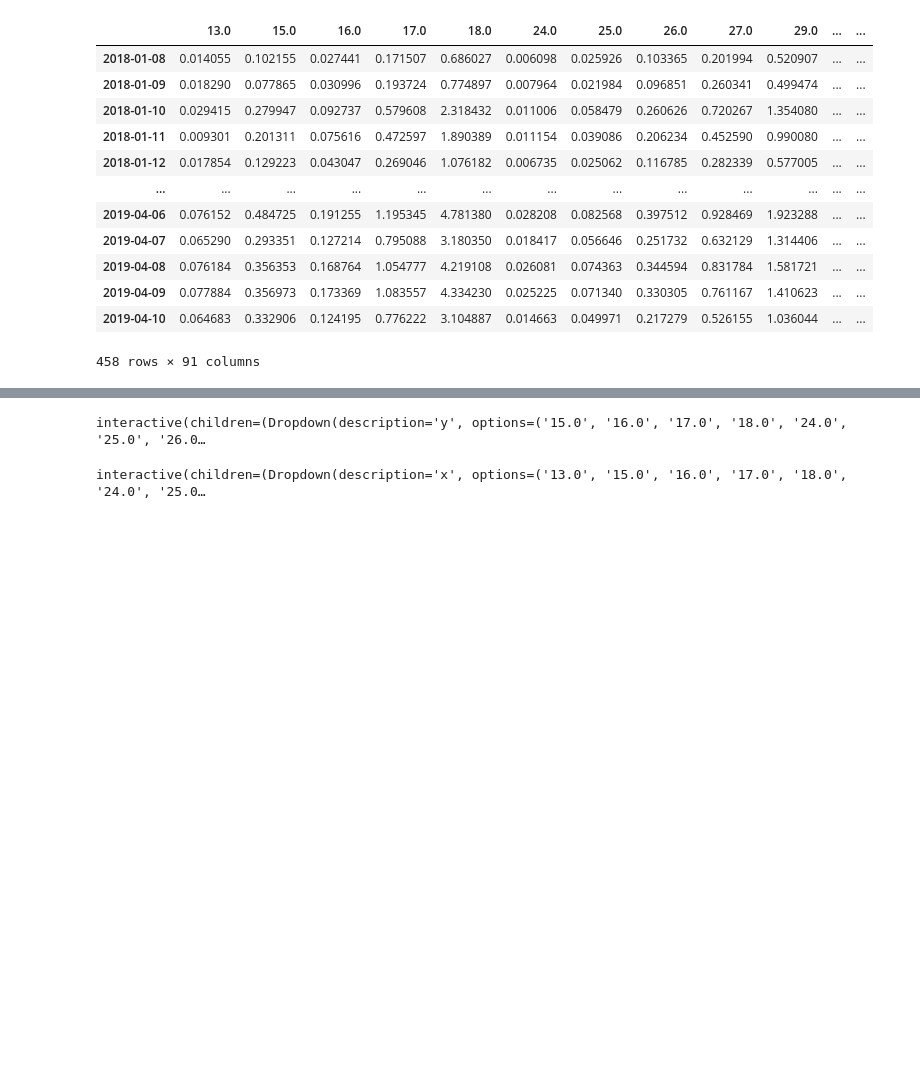
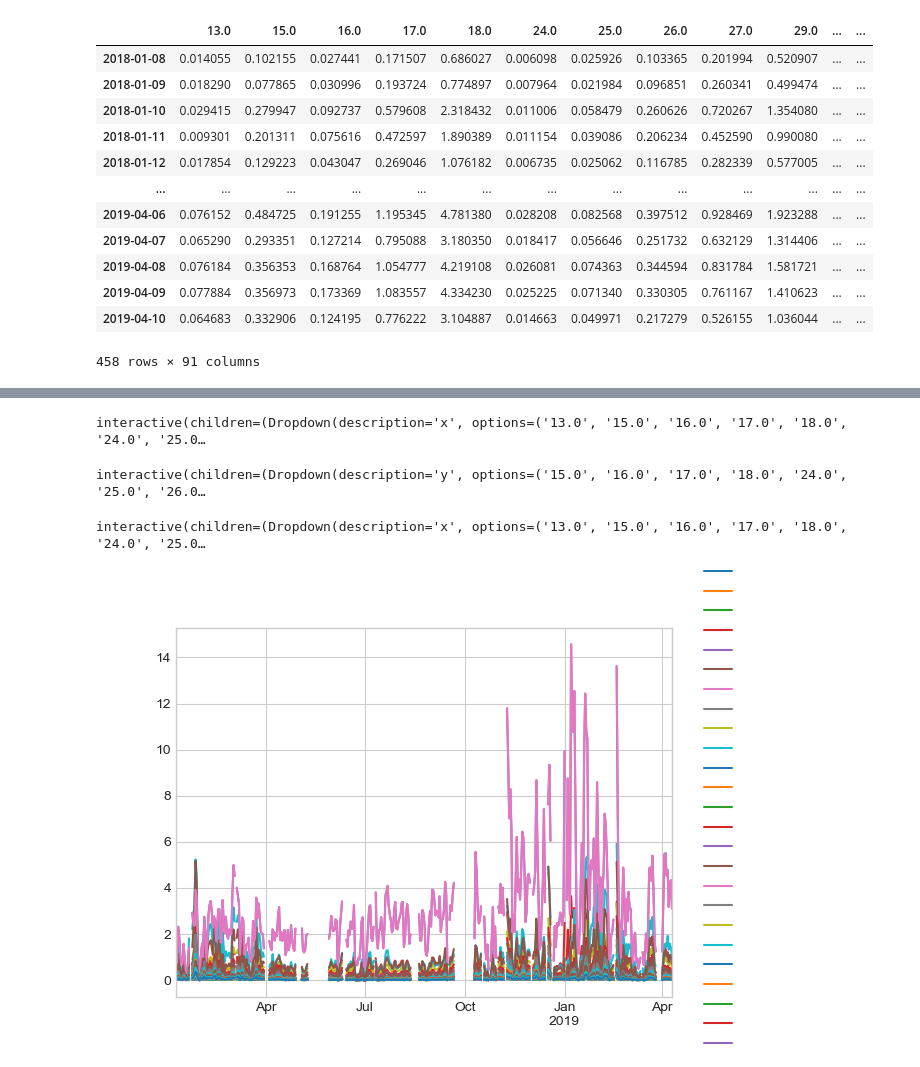
Before and after one commit to daniel-trejobanos/aurora, a Jupyter notebook: notebooks/Krakow_visualization.ipynb, the cells around one changed output, grey strips where cells are left out. Drawn from its saved outputs; the diff is of its cells as text; code cells hidden in the pictures; blank space fills up the shorter version.

Commit message:
add observation visualization functions

```diff
--- a/notebooks/Krakow_visualization.ipynb
+++ b/notebooks/Krakow_visualization.ipynb
@@ -1,8 +0,0 @@
-# %%
-import pandas as pd
-import numpy as np
-
-from matplotlib import pyplot as plt
-
-
-plt.style.use("seaborn-darkgrid")
@@ -11,10 +9,7 @@ plt.style.use("seaborn-darkgrid")
 # %% [markdown]
 We load the original Krakow data in format itx, we resample at different resolutions
 # %%
-from auroraPSI.itx_adapter import ItxAdapter
-
-with open("../data/observations/KRK_input_10min.itx","r") as file:
-    itx_adapter = ItxAdapter(file.read())
+itx_adapter = ItxAdapter.read_file("../data/observations/KRK_input_10min.itx")
 
 krakow_df = itx_adapter.to_pandas()
 krakow_df.drop([12.0,37.0],axis=1,inplace=True)
@@ -69,41 +37,19 @@ interactive(children=(Dropdown(description='x', options=('index', '13.0', '15.0'
-# %%
-df = krakow_df_1d
-import ipywidgets as widgets
-@interact
-def date_plot( y=list(df.select_dtypes('number').columns)[1:],
-                 theme=list(cf.themes.THEMES.keys()),
-                 colorscale=list(cf.colors._scales_names.keys()),
-              start_date=widgets.DatePicker(
-                description='Start Date',
-                disabled=False
-                ),
-              end_date=widgets.DatePicker(
-                description='End Date',
-                disabled=False
-                )
-             ):
-
-    df.loc[start_date:end_date].iplot(kind='scatter',  y=y, mode='markers',
-             xTitle="date", yTitle=y.title(),
-             #text='title',
-             title=f'{y.title()}',
-
-             theme=theme, colorscale=colorscale)
-# %% [output]
-interactive(children=(Dropdown(description='y', options=('15.0', '16.0', '17.0', '18.0', '24.0', '25.0', '26.0…
-# %%
-
-df = krakow_df_1d.reset_index()
-
-@interact
-def histogram_plot(x=list(df.select_dtypes('number').columns),
-                 theme=list(cf.themes.THEMES.keys()),
-                 colorscale=list(cf.colors._scales_names.keys())):
-
-    df[str(x)].iplot(kind='histogram',
-             xTitle=x.title(),
-             #text='title',
-             title=f'histogram {x.title()}',
-             theme=theme, colorscale=colorscale)
-# %% [output]
-interactive(children=(Dropdown(description='x', options=('13.0', '15.0', '16.0', '17.0', '18.0', '24.0', '25.0…
+# %%
+from auroraPSI.pandas_plotter_adapter import PlotterAdapter
+
+plotter = PlotterAdapter(krakow_df_1d)
+plotter.scatter_plot()
+# %% [output]
+interactive(children=(Dropdown(description='x', options=('13.0', '15.0', '16.0', '17.0', '18.0', '24.0', '25.0…
+# %%
+plotter.date_plot()
+# %% [output]
+interactive(children=(Dropdown(description='y', options=('15.0', '16.0', '17.0', '18.0', '24.0', '25.0', '26.0…
+# %%
+plotter.histogram_plot()
+# %% [output]
+interactive(children=(Dropdown(description='x', options=('13.0', '15.0', '16.0', '17.0', '18.0', '24.0', '25.0…
+# %%
+plotter.all_plot()
+# %% [output]
+[figure, added]
```
Also changed, not shown: parts of 3 cells of this notebook, 2 other files.
